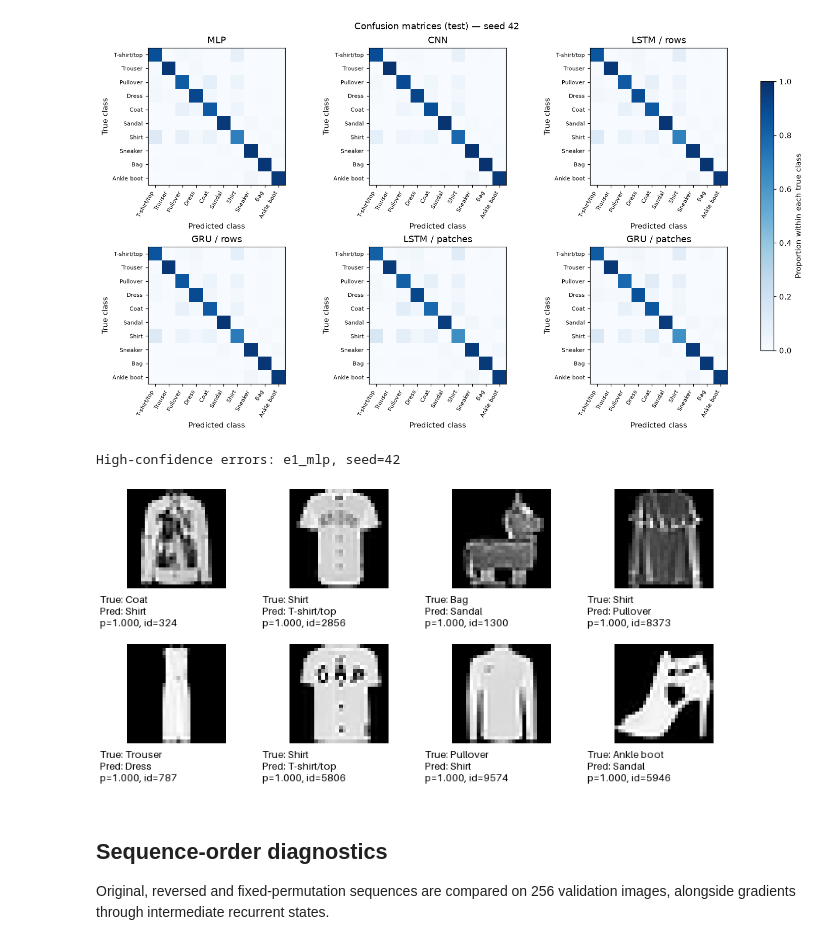
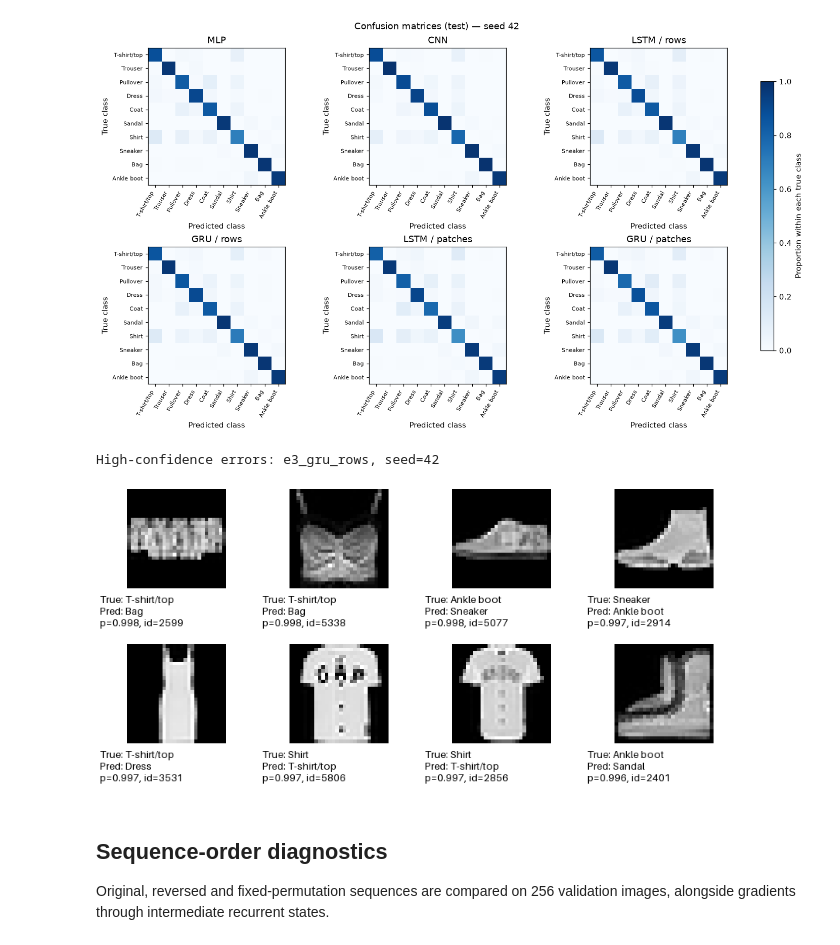
Before and after one commit to dathuynh1108/CO5085-deep-learning, a Jupyter notebook: notebooks/E3.ipynb, the cells around one changed output. Cells and saved outputs as stored; diff of their text form; code cells hidden in the pictures.

```diff
--- a/notebooks/E3.ipynb
+++ b/notebooks/E3.ipynb
@@ -404,16 +407,17 @@ show_comparison(configs, directories, evaluations, representative_seed, report_d
 [figure]
 [figure]
 # %%
-reference = configs[0].id
-examples = (
-    directories[(reference, representative_seed)] / "plots" / f"mistakes_{split}.png"
-)
-if examples.is_file():
-    print(f"High-confidence errors: {reference}, seed={representative_seed}")
-    display(Image(filename=str(examples), width=650))
+reference = "e3_gru_rows"
+if (reference, representative_seed) in directories:
+    examples = (
+        directories[(reference, representative_seed)] / "plots" / f"mistakes_{split}.png"
+    )
+    if examples.is_file():
+        print(f"High-confidence errors: {reference}, seed={representative_seed}")
+        display(Image(filename=str(examples), width=650))
 # %% [output]
-High-confidence errors: e1_mlp, seed=42
+High-confidence errors: e3_gru_rows, seed=42
-[figure, old version]
+[figure, new version]
 # %% [markdown]
 ## Sequence-order diagnostics
 
```
Also changed, not shown: parts of 3 cells of this notebook, 9 other files.
